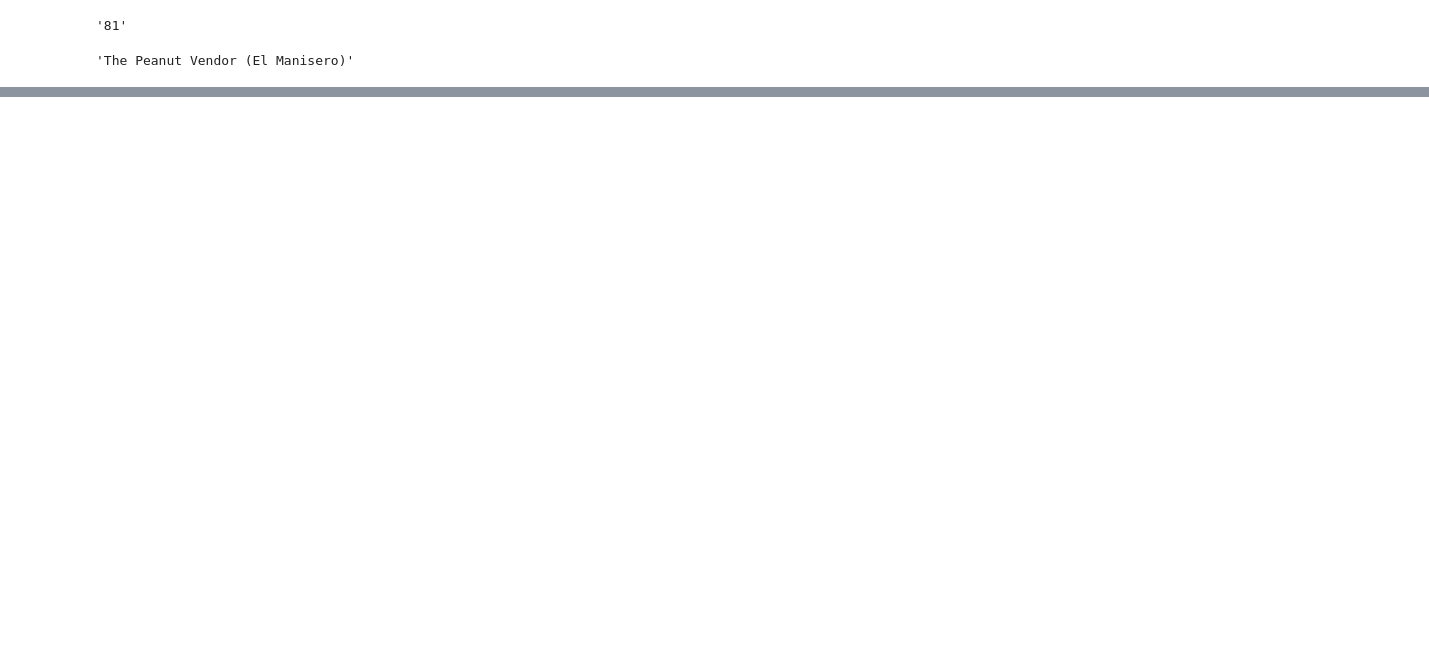
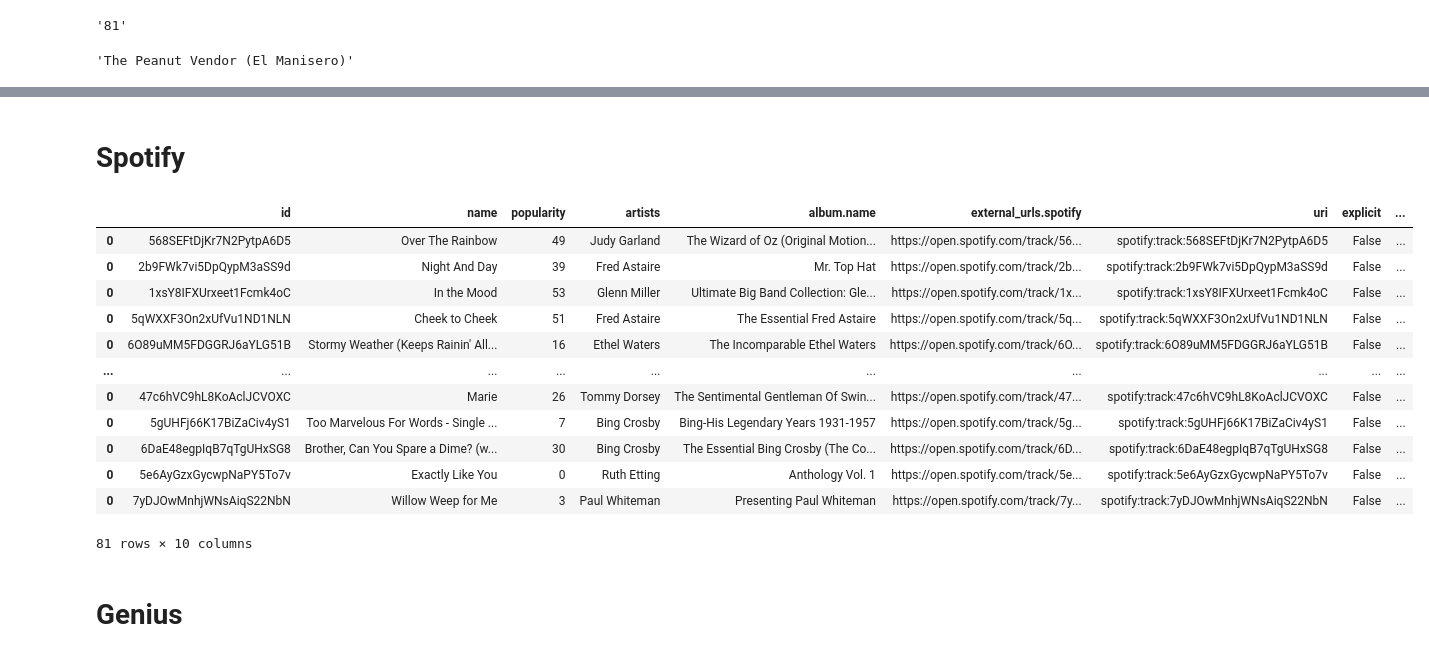
Before and after one commit to carlajsv/languages_evolution, a Jupyter notebook: language_evolution_pr_2.ipynb, the cells around one changed output, grey strips where cells are left out. Cells and saved outputs as stored; diff of their text form; code cells hidden in the pictures; blank space fills up the shorter version.

Commit message:
added spotify and genius api

```diff
--- a/language_evolution_pr_2.ipynb
+++ b/language_evolution_pr_2.ipynb
@@ -124,12 +167,14 @@ def ext_data_songs(url_dave):
     list_songs_dave = list_songs_url(url_dave)
     formated_songs = []
     for i in list_songs_dave:
+        decade = extract_decade(i)
         year = extract_year(i)
         title = extract_title(i)
         author = extract_author(i)
         order = extract_order(i)
 
         song = {
+            'decade':decade,
             'year':year,
             'title':title,
             'author':author,
@@ -138,5 +183,5 @@ def ext_data_songs(url_dave):
         formated_songs.append(song)
     return formated_songs
 
-ext_data_songs(url_dave)
+ext_data_songs(url_dave_30)
 # %% [output]
@@ -167,0 +205,4 @@ IndexError: list index out of range
+# %%
+dicc_30s = ext_data_songs(url_dave_30)
+df_30s = pd.DataFrame(dicc_30s)
+df_30s
@@ -167,0 +223,43 @@ IndexError: list index out of range
+# %% [markdown]
+# Spotify
+# %%
+sp = spotipy.Spotify(auth_manager=SpotifyClientCredentials(client_id="00e41fa4725d4469b29d9e36f43d7ec9",
+                                                           client_secret="e64b15d24085495283f18937da5452d3"))
+# %%
+def search_spoti(title, author):
+    search = sp.search(title + ' ' + author, market='US')
+    tracks = search['tracks']
+    df = pd.json_normalize(tracks['items'])
+    df = df[['id', 'name', 'popularity', 'artists', 'album.name', 'external_urls.spotify', 'uri', 'explicit', 'album.release_date', 'duration_ms']]
+    df['artists'] = df.artists.apply(lambda d: d[0]['name'])
+    return df.head(1)
+# %%
+def songs_to_spoti_df(songs_df):
+    lista = []
+
+    for i in range(len(songs_df)):
+        try:
+            search = search_spoti(songs_df.loc[i, "title"], songs_df.loc[i, "author"])
+            lista.append(search)
+        except KeyError:
+            pass
+
+    return pd.concat(lista, axis=0)
+
+songs_to_spoti_df(df_30s)
+# %% [output]
+|  | id | name | popularity | artists | album.name | external_urls.spotify | uri | explicit | ... |
+| 0 | 568SEFtDjKr7N2PytpA6D5 | Over The Rainbow | 49 | Judy Garland | The Wizard of Oz (Original Motion... | https://open.spotify.com/track/56... | spotify:track:568SEFtDjKr7N2PytpA6D5 | False | ... |
+| 0 | 2b9FWk7vi5DpQypM3aSS9d | Night And Day | 39 | Fred Astaire | Mr. Top Hat | https://open.spotify.com/track/2b... | spotify:track:2b9FWk7vi5DpQypM3aSS9d | False | ... |
+| 0 | 1xsY8IFXUrxeet1Fcmk4oC | In the Mood | 53 | Glenn Miller | Ultimate Big Band Collection: Gle... | https://open.spotify.com/track/1x... | spotify:track:1xsY8IFXUrxeet1Fcmk4oC | False | ... |
+| 0 | 5qWXXF3On2xUfVu1ND1NLN | Cheek to Cheek | 51 | Fred Astaire | The Essential Fred Astaire | https://open.spotify.com/track/5q... | spotify:track:5qWXXF3On2xUfVu1ND1NLN | False | ... |
+| 0 | 6O89uMM5FDGGRJ6aYLG51B | Stormy Weather (Keeps Rainin' All... | 16 | Ethel Waters | The Incomparable Ethel Waters | https://open.spotify.com/track/6O... | spotify:track:6O89uMM5FDGGRJ6aYLG51B | False | ... |
+| ... | ... | ... | ... | ... | ... | ... | ... | ... | ... |
+| 0 | 47c6hVC9hL8KoAclJCVOXC | Marie | 26 | Tommy Dorsey | The Sentimental Gentleman Of Swin... | https://open.spotify.com/track/47... | spotify:track:47c6hVC9hL8KoAclJCVOXC | False | ... |
+| 0 | 5gUHFj66K17BiZaCiv4yS1 | Too Marvelous For Words - Single ... | 7 | Bing Crosby | Bing-His Legendary Years 1931-1957 | https://open.spotify.com/track/5g... | spotify:track:5gUHFj66K17BiZaCiv4yS1 | False | ... |
+| 0 | 6DaE48egpIqB7qTgUHxSG8 | Brother, Can You Spare a Dime? (w... | 30 | Bing Crosby | The Essential Bing Crosby (The Co... | https://open.spotify.com/track/6D... | spotify:track:6DaE48egpIqB7qTgUHxSG8 | False | ... |
+| 0 | 5e6AyGzxGycwpNaPY5To7v | Exactly Like You | 0 | Ruth Etting | Anthology Vol. 1 | https://open.spotify.com/track/5e... | spotify:track:5e6AyGzxGycwpNaPY5To7v | False | ... |
+| 0 | 7yDJOwMnhjWNsAiqS22NbN | Willow Weep for Me | 3 | Paul Whiteman | Presenting Paul Whiteman | https://open.spotify.com/track/7y... | spotify:track:7yDJOwMnhjWNsAiqS22NbN | False | ... |
+81 rows × 10 columns
+# %% [markdown]
+# Genius
```
Also changed, not shown: parts of 20 cells of this notebook.
